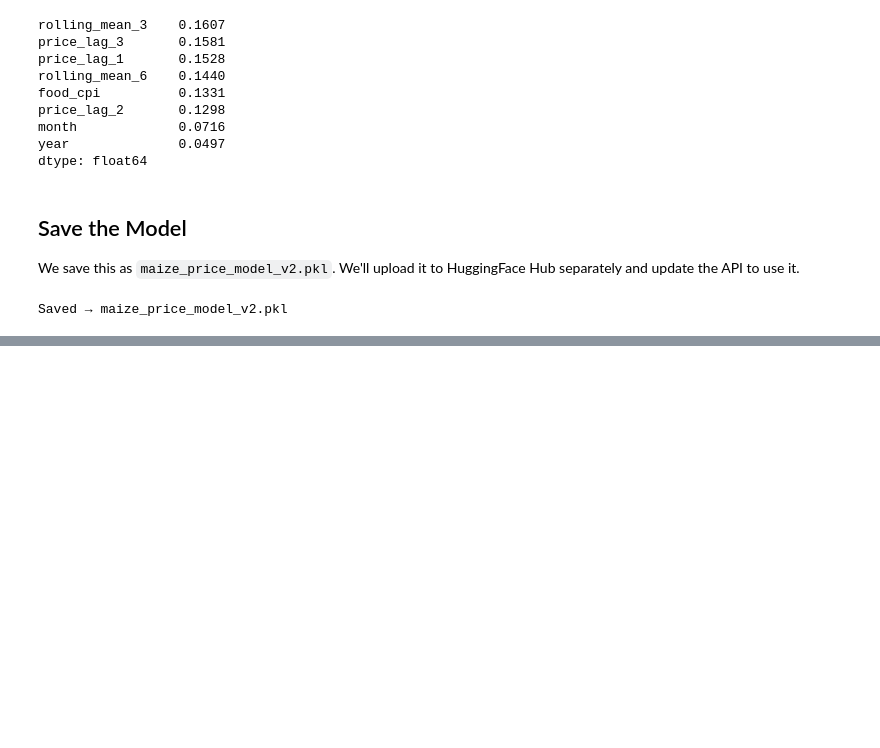
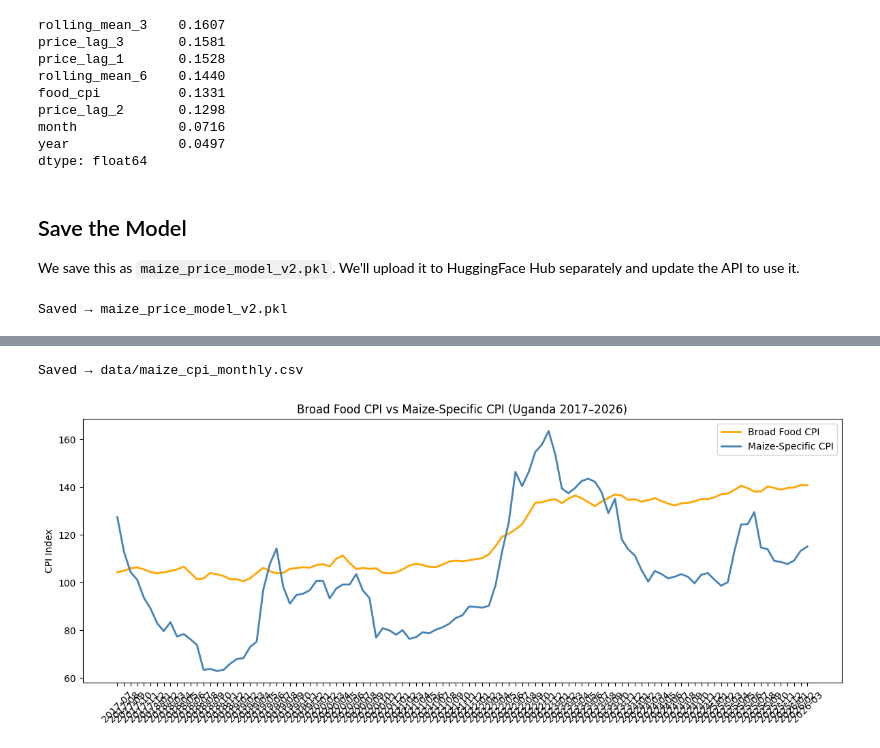
Before and after one commit to Byabasaija/east-africa-food-prices, a Jupyter notebook: food_prices_model/04_cpi_feature.ipynb, the cells around one changed output, grey strips where cells are left out. Cells and saved outputs as stored; diff of their text form; code cells hidden in the pictures; blank space fills up the shorter version.

```diff
--- a/food_prices_model/04_cpi_feature.ipynb
+++ b/food_prices_model/04_cpi_feature.ipynb
@@ -235,0 +275,10 @@ Saved → maize_price_model_v2.pkl
+# %%
+wb2 = openpyxl.load_workbook("data/raw/03_2026CPI_March_2026_Excel_Tables.xlsx", read_only=True)
+ws2 = wb2["Decomposed"]
+rows2 = list(ws2.iter_rows(values_only=True))
+
+# Row 0 = header (labels), find dates row
+header = rows2[0]
+print("First 5 rows:")
+for row in rows2[:5]:
+    print(row[0], "|", row[1])
@@ -235,0 +292,4 @@ Saved → maize_price_model_v2.pkl
+# %%
+print("First 3 rows, first 8 columns:")
+for row in rows2[:3]:
+    print(row[:8])
@@ -235,0 +334,10 @@ Saved → maize_price_model_v2.pkl
+# %%
+maize_cpi = (
+    maize_cpi_raw.groupby(["year", "month"], as_index=False)["value"]
+    .mean()
+    .rename(columns={"value": "maize_cpi"})
+)
+maize_cpi["maize_cpi"] = maize_cpi["maize_cpi"].round(4)
+
+print(f"Rows: {len(maize_cpi)}")
+maize_cpi.head(6)
@@ -235,0 +353,24 @@ Saved → maize_price_model_v2.pkl
+# %%
+maize_cpi.to_csv("data/maize_cpi_monthly.csv", index=False)
+print("Saved → data/maize_cpi_monthly.csv")
+# %% [output]
+Saved → data/maize_cpi_monthly.csv
+# %%
+import matplotlib.pyplot as plt
+
+fig, ax = plt.subplots(figsize=(12, 5))
+
+ax.plot(cpi_df["year"].astype(str) + "-" + cpi_df["month"].astype(str).str.zfill(2),
+        cpi_df["food_cpi"], label="Broad Food CPI", color="orange", linewidth=2)
+ax.plot(maize_cpi["year"].astype(str) + "-" + maize_cpi["month"].astype(str).str.zfill(2),
+        maize_cpi["maize_cpi"], label="Maize-Specific CPI", color="steelblue", linewidth=2)
+
+ax.set_title("Broad Food CPI vs Maize-Specific CPI (Uganda 2017–2026)")
+ax.set_ylabel("CPI Index")
+ax.legend()
+plt.xticks(rotation=45)
+plt.tight_layout()
+plt.savefig("broad_vs_maize_cpi.png", dpi=150)
+plt.show()
+# %% [output]
+[figure, added]
```
Also changed, not shown: parts of 7 cells of this notebook, 9 other files.
